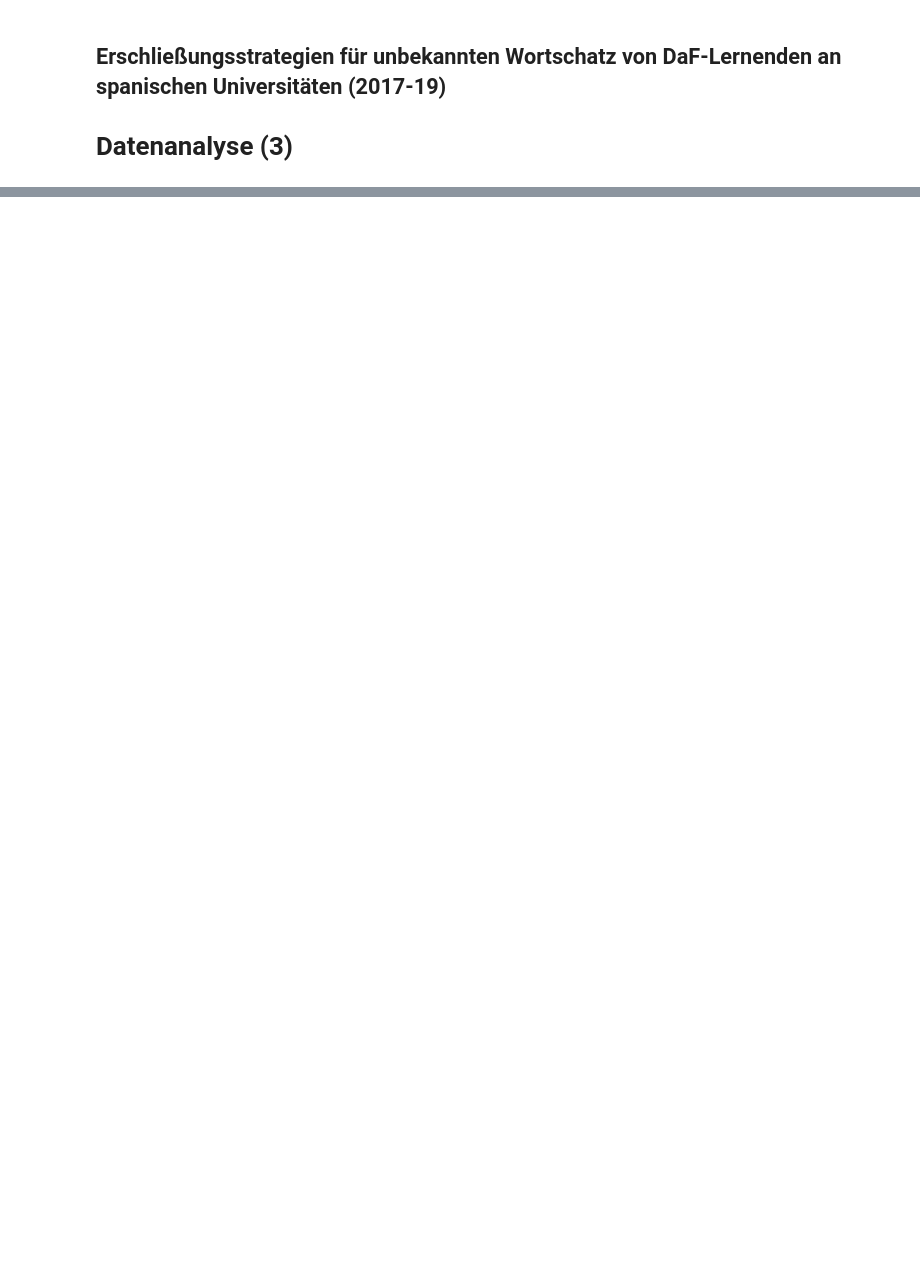
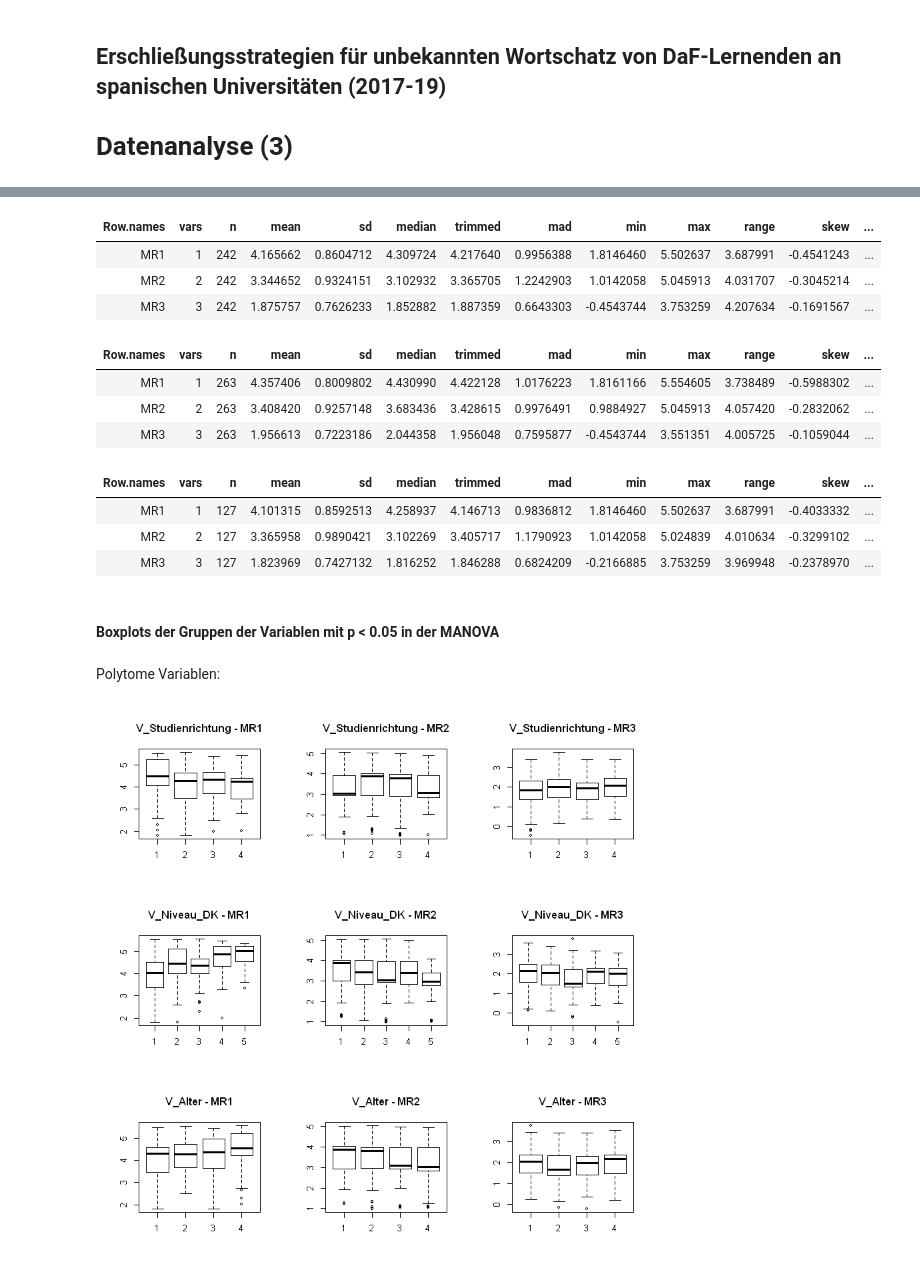
Before and after one commit to martinakienberger/Dissertation_LIS, a Jupyter notebook: Datenanalyse_3.ipynb, the cells around one changed output, grey strips where cells are left out. Cells and saved outputs as stored; diff of their text form; code cells hidden in the pictures; blank space fills up the shorter version.

```diff
--- a/Datenanalyse_3.ipynb
+++ b/Datenanalyse_3.ipynb
@@ -270,0 +31,7 @@ show(fig)
+# %%
+convert_data <- function(df,cols){
+    X <- df[,cols]
+    X <- do.call(cbind.data.frame,lapply(X,function(x) as.integer(as.character(x))))
+    colnames(X) <- colnames(df)[cols]
+    X
+}
@@ -270,0 +44,3 @@ show(fig)
+# %%
+FA_AQ2 <- fa(convert_data(MyData,vec_AQ2), nfactors = 3, rotate = "varimax")
+FA_AQ2
@@ -270,0 +111,13 @@ show(fig)
+# %%
+A2 = convert_data(MyData,vec_AQ2)
+A2[is.na(A2)] <- 0
+A2 <- as.matrix(A2)
+
+B2 = FA_AQ2$weights
+B2 <- as.matrix(B2)
+
+C2 <- A2 %*% B2
+# %%
+Df_total2 <- merge(MyData,C2,by=0, sort=FALSE)
+Df_total2[Df_total2 == 0] <- NA
+#Df_total2[is.na(Df_total2)] <- 0
@@ -270,0 +758,38 @@ show(fig)
+# %%
+df_details2(Df_total2[which(Df_total2$V_Met_Reflexion=='2'),])
+# %% [output]
+| Row.names | vars | n | mean | sd | median | trimmed | mad | min | max | range | skew | ... |
+| MR1 | 1 | 242 | 4.165662 | 0.8604712 | 4.309724 | 4.217640 | 0.9956388 | 1.8146460 | 5.502637 | 3.687991 | -0.4541243 | ... |
+| MR2 | 2 | 242 | 3.344652 | 0.9324151 | 3.102932 | 3.365705 | 1.2242903 | 1.0142058 | 5.045913 | 4.031707 | -0.3045214 | ... |
+| MR3 | 3 | 242 | 1.875757 | 0.7626233 | 1.852882 | 1.887359 | 0.6643303 | -0.4543744 | 3.753259 | 4.207634 | -0.1691567 | ... |
+# %%
+df_details2(Df_total2[which(Df_total2$V_Met_unbewusst=='1'),])
+# %% [output]
+| Row.names | vars | n | mean | sd | median | trimmed | mad | min | max | range | skew | ... |
+| MR1 | 1 | 263 | 4.357406 | 0.8009802 | 4.430990 | 4.422128 | 1.0176223 | 1.8161166 | 5.554605 | 3.738489 | -0.5988302 | ... |
+| MR2 | 2 | 263 | 3.408420 | 0.9257148 | 3.683436 | 3.428615 | 0.9976491 | 0.9884927 | 5.045913 | 4.057420 | -0.2832062 | ... |
+| MR3 | 3 | 263 | 1.956613 | 0.7223186 | 2.044358 | 1.956048 | 0.7595877 | -0.4543744 | 3.551351 | 4.005725 | -0.1059044 | ... |
+# %%
+df_details2(Df_total2[which(Df_total2$V_Met_unbewusst=='2'),])
+# %% [output]
+| Row.names | vars | n | mean | sd | median | trimmed | mad | min | max | range | skew | ... |
+| MR1 | 1 | 127 | 4.101315 | 0.8592513 | 4.258937 | 4.146713 | 0.9836812 | 1.8146460 | 5.502637 | 3.687991 | -0.4033332 | ... |
+| MR2 | 2 | 127 | 3.365958 | 0.9890421 | 3.102269 | 3.405717 | 1.1790923 | 1.0142058 | 5.024839 | 4.010634 | -0.3299102 | ... |
+| MR3 | 3 | 127 | 1.823969 | 0.7427132 | 1.816252 | 1.846288 | 0.6824209 | -0.2166885 | 3.753259 | 3.969948 | -0.2378970 | ... |
+# %% [markdown]
+#### Boxplots der Gruppen der Variablen mit p < 0.05 in der MANOVA
+# %% [markdown]
+Polytome Variablen:
+# %%
+par(mfrow=c(3,3))
+boxplot(MR1~V_Studienrichtung, data = Df_total2, main = 'V_Studienrichtung - MR1')
+boxplot(MR2~V_Studienrichtung, data = Df_total2, main = 'V_Studienrichtung - MR2')
+boxplot(MR3~V_Studienrichtung, data = Df_total2, main = 'V_Studienrichtung - MR3')
+boxplot(MR1~V_Niveau_DK, data = Df_total2, main = 'V_Niveau_DK - MR1')
+boxplot(MR2~V_Niveau_DK, data = Df_total2, main = 'V_Niveau_DK - MR2')
+boxplot(MR3~V_Niveau_DK, data = Df_total2, main = 'V_Niveau_DK - MR3')
+boxplot(MR1~V_Alter, data = Df_total2, main = 'V_Alter - MR1')
+boxplot(MR2~V_Alter, data = Df_total2, main = 'V_Alter - MR2')
+boxplot(MR3~V_Alter, data = Df_total2, main = 'V_Alter - MR3')
+# %% [output]
+[figure, added]
```
Also changed, not shown: parts of 376 cells of this notebook, 3 other files.
